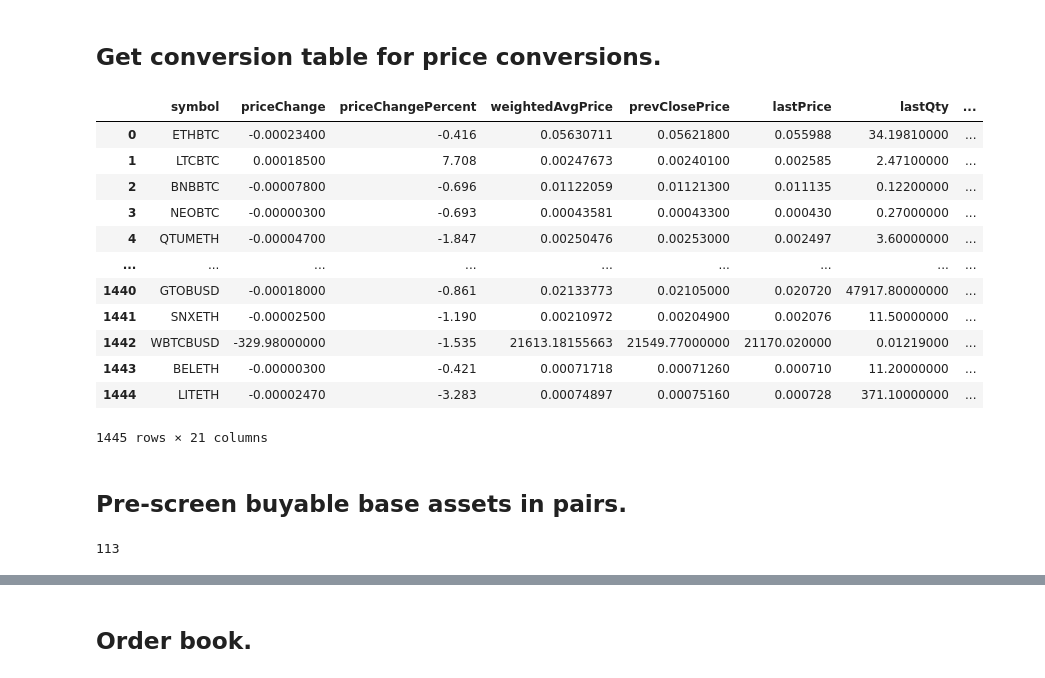
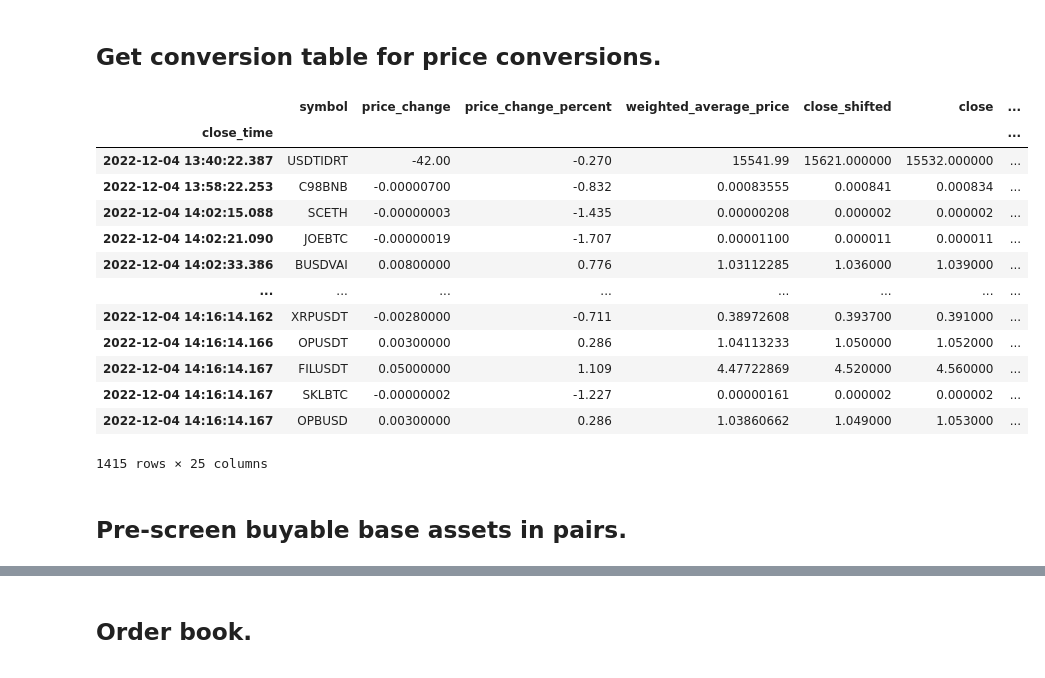
Before and after one commit to Humbleman72/crypto_bot, a Jupyter notebook: order_book.ipynb, the cells around one changed output, grey strips where cells are left out. Cells and saved outputs as stored; diff of their text form; code cells hidden in the pictures.

```diff
--- a/order_book.ipynb
+++ b/order_book.ipynb
@@ -42,60 +42,27 @@ exchange_info
 # %% [markdown]
 ## Get conversion table for price conversions.
-# %%
-import pandas as pd
-
-def get_conversion_table(client, exchange_info=exchange_info):
-    conversion_table = pd.DataFrame(client.get_ticker())
-    conversion_table = conversion_table[conversion_table['symbol'].isin(exchange_info['symbol'])].reset_index(drop=True)
-    conversion_table[['priceChangePercent', 'lastPrice', 'volume', 'bidPrice', 'askPrice', 'bidQty', 'askQty', 'count']] = \
-        conversion_table[['priceChangePercent', 'lastPrice', 'volume', 'bidPrice', 'askPrice', 'bidQty', 'askQty', 'count']].astype(float)
-    return conversion_table
-
-conversion_table = get_conversion_table(client=client, exchange_info=exchange_info)
-conversion_table
-# %% [output]
-|  | symbol | priceChange | priceChangePercent | weightedAvgPrice | prevClosePrice | lastPrice | lastQty | ... |
-| 0 | ETHBTC | -0.00023400 | -0.416 | 0.05630711 | 0.05621800 | 0.055988 | 34.19810000 | ... |
-| 1 | LTCBTC | 0.00018500 | 7.708 | 0.00247673 | 0.00240100 | 0.002585 | 2.47100000 | ... |
-| 2 | BNBBTC | -0.00007800 | -0.696 | 0.01122059 | 0.01121300 | 0.011135 | 0.12200000 | ... |
-| 3 | NEOBTC | -0.00000300 | -0.693 | 0.00043581 | 0.00043300 | 0.000430 | 0.27000000 | ... |
-| 4 | QTUMETH | -0.00004700 | -1.847 | 0.00250476 | 0.00253000 | 0.002497 | 3.60000000 | ... |
-| ... | ... | ... | ... | ... | ... | ... | ... | ... |
-| 1440 | GTOBUSD | -0.00018000 | -0.861 | 0.02133773 | 0.02105000 | 0.020720 | 47917.80000000 | ... |
-| 1441 | SNXETH | -0.00002500 | -1.190 | 0.00210972 | 0.00204900 | 0.002076 | 11.50000000 | ... |
-| 1442 | WBTCBUSD | -329.98000000 | -1.535 | 21613.18155663 | 21549.77000000 | 21170.020000 | 0.01219000 | ... |
-| 1443 | BELETH | -0.00000300 | -0.421 | 0.00071718 | 0.00071260 | 0.000710 | 11.20000000 | ... |
-| 1444 | LITETH | -0.00002470 | -3.283 | 0.00074897 | 0.00075160 | 0.000728 | 371.10000000 | ... |
-1445 rows × 21 columns
+# %%
+from cryptocurrency.conversion_table import get_conversion_table
+
+conversion_table = get_conversion_table(client=client, exchange_info=exchange_info,
+                                        offset_s=0, as_pair=True, dump_raw=False,
+                                        minimal=True, extra_minimal=False,
+                                        convert_to_USDT=False)
+conversion_table
+# %% [output]
+|  | symbol | price_change | price_change_percent | weighted_average_price | close_shifted | close | ... |
+| close_time |  |  |  |  |  |  | ... |
+| 2022-12-04 13:40:22.387 | USDTIDRT | -42.00 | -0.270 | 15541.99 | 15621.000000 | 15532.000000 | ... |
+| 2022-12-04 13:58:22.253 | C98BNB | -0.00000700 | -0.832 | 0.00083555 | 0.000841 | 0.000834 | ... |
+| 2022-12-04 14:02:15.088 | SCETH | -0.00000003 | -1.435 | 0.00000208 | 0.000002 | 0.000002 | ... |
+| 2022-12-04 14:02:21.090 | JOEBTC | -0.00000019 | -1.707 | 0.00001100 | 0.000011 | 0.000011 | ... |
+| 2022-12-04 14:02:33.386 | BUSDVAI | 0.00800000 | 0.776 | 1.03112285 | 1.036000 | 1.039000 | ... |
+| ... | ... | ... | ... | ... | ... | ... | ... |
+| 2022-12-04 14:16:14.162 | XRPUSDT | -0.00280000 | -0.711 | 0.38972608 | 0.393700 | 0.391000 | ... |
+| 2022-12-04 14:16:14.166 | OPUSDT | 0.00300000 | 0.286 | 1.04113233 | 1.050000 | 1.052000 | ... |
+| 2022-12-04 14:16:14.167 | FILUSDT | 0.05000000 | 1.109 | 4.47722869 | 4.520000 | 4.560000 | ... |
+| 2022-12-04 14:16:14.167 | SKLBTC | -0.00000002 | -1.227 | 0.00000161 | 0.000002 | 0.000002 | ... |
+| 2022-12-04 14:16:14.167 | OPBUSD | 0.00300000 | 0.286 | 1.03860662 | 1.049000 | 1.053000 | ... |
+1415 rows × 25 columns
 # %% [markdown]
 ## Pre-screen buyable base assets in pairs.
-# %%
-def get_tradable_tickers_info(client=client, conversion_table=conversion_table):
-    conversion_table = conversion_table.copy()
-    conversion_table = conversion_table[conversion_table['volume'] > 500]
-    conversion_table['bidAskChangePercent'] = \
-        (conversion_table['askPrice'] - conversion_table['bidPrice']) / conversion_table['askPrice']
-    conversion_table['bidAskQtyChangePercent'] = \
-        (conversion_table['askQty'] - conversion_table['bidQty']) / conversion_table['bidQty']
-    conversion_table['bidAskChangePercent'] = conversion_table['bidAskChangePercent'].apply(abs)
-    conversion_table[['bidAskChangePercent', 'bidAskQtyChangePercent']] *= 100
-    conversion_table = conversion_table.fillna(0)
-    conversion_table = conversion_table[conversion_table['bidAskChangePercent'] < 0.1]
-    conversion_table = conversion_table[conversion_table['bidAskQtyChangePercent'] > 0.0]
-    conversion_table['volumeMarketPercent'] = \
-        conversion_table['volume'] / conversion_table['volume'].sum()
-    conversion_table = conversion_table.sort_values(by='volumeMarketPercent', ascending=False)
-    conversion_table = conversion_table[['symbol', 'priceChangePercent', 'lastPrice',
-                                         'volume', 'bidAskQtyChangePercent', 'count']]
-    conversion_table = conversion_table.reset_index(drop=True)
-    return conversion_table
-
-def get_new_tickers(client=client, conversion_table=conversion_table):
-    tickers = get_tradable_tickers_info(client=client, conversion_table=conversion_table)
-    tickers_list = list(tickers['symbol'].unique())
-    return tickers_list
-
-tickers_list = get_new_tickers(client=client, conversion_table=conversion_table)
-len(tickers_list)
-# %% [output]
-113
```
Also changed, not shown: parts of 14 cells of this notebook, 11 other files.
